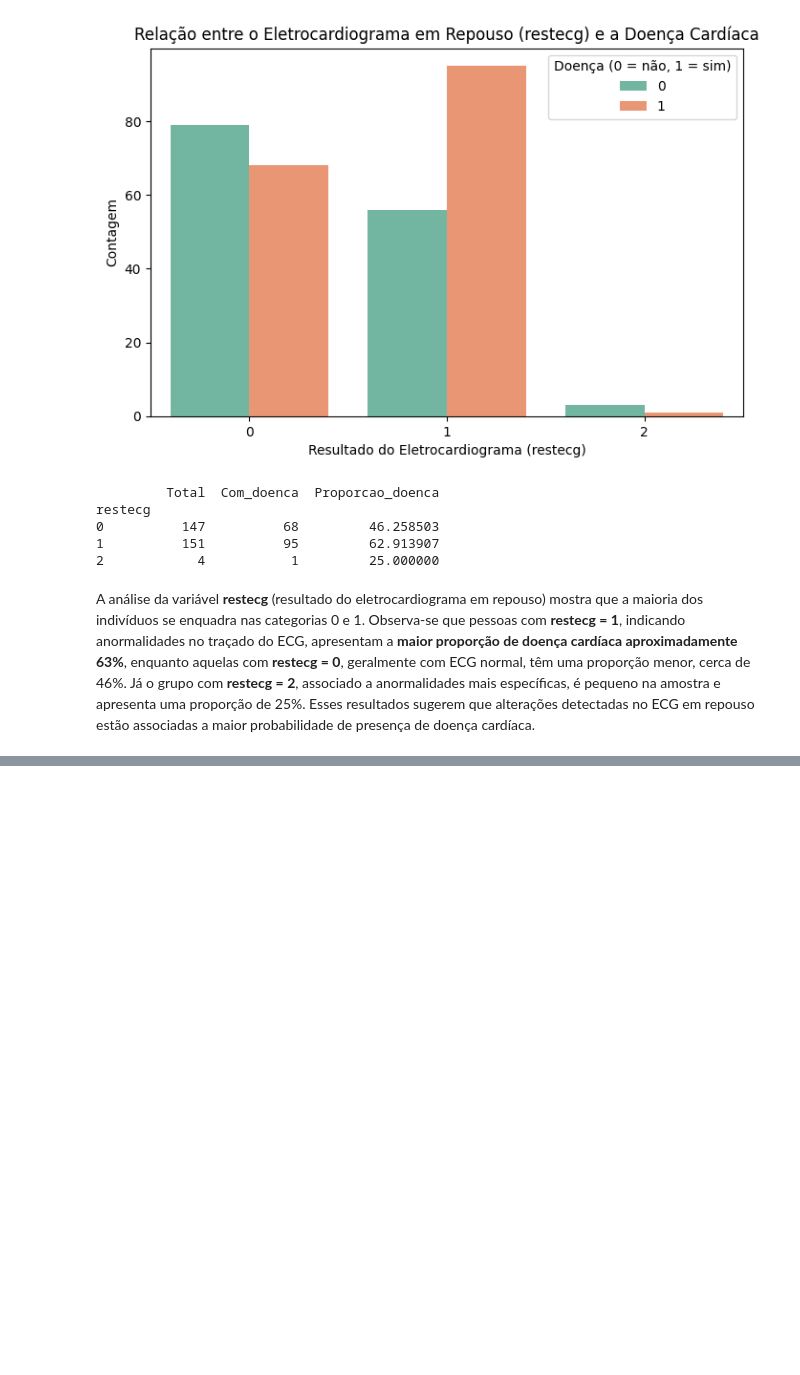
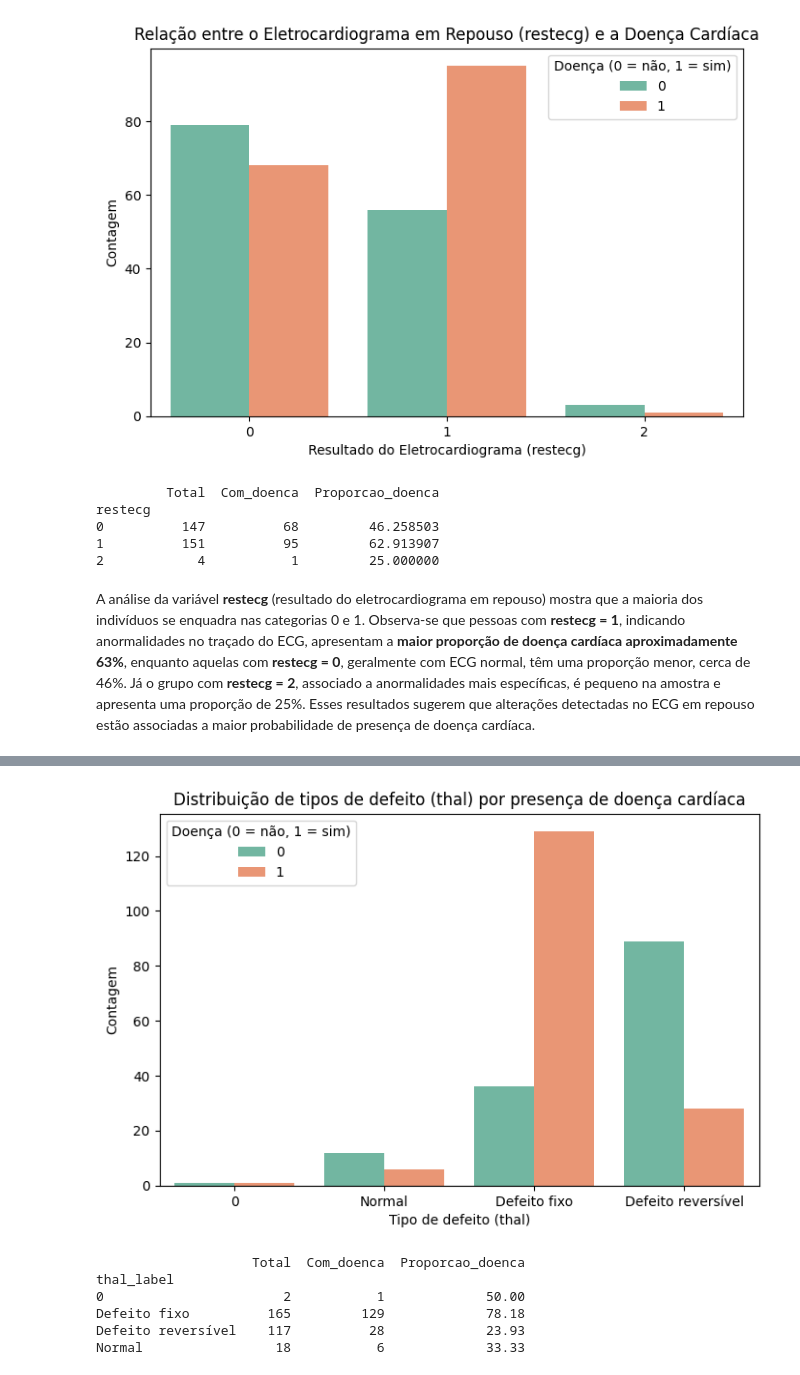
Before and after one commit to Igor-Roberto-Alves/Machine-Learning-1-Project-, a Jupyter notebook: analise_exploratoria_heart.ipynb, the cells around one changed output, grey strips where cells are left out. Saved outputs shown, nothing was run; the diff lists cells and outputs as text; code cells hidden in the pictures; blank space fills up the shorter version.

```diff
--- a/analise_exploratoria_heart.ipynb
+++ b/analise_exploratoria_heart.ipynb
@@ -729,0 +719,33 @@ thal
+# %%
+import matplotlib.pyplot as plt
+import seaborn as sns
+
+# Mapear valores para nomes claros
+thal_labels = {0: '0', 1: 'Normal', 2: 'Defeito fixo', 3: 'Defeito reversível'}
+df['thal_label'] = df['thal'].map(thal_labels)
+
+plt.figure(figsize=(8,5))
+sns.countplot(x='thal_label', hue='target', data=df, palette='Set2', order=['0', 'Normal', 'Defeito fixo', 'Defeito reversível'])
+
+plt.title('Distribuição de tipos de defeito (thal) por presença de doença cardíaca')
+plt.xlabel('Tipo de defeito (thal)')
+plt.ylabel('Contagem')
+plt.legend(title='Doença (0 = não, 1 = sim)')
+plt.show()
+# %% [output]
+[figure, added]
+# %%
+tabela_thal = df.groupby('thal_label').agg(
+    Total=('target', 'count'),
+    Com_doenca=('target', 'sum')
+)
+tabela_thal['Proporcao_doenca'] = (tabela_thal['Com_doenca'] / tabela_thal['Total'] * 100).round(2)
+
+print(tabela_thal)
+# %% [output]
+                    Total  Com_doenca  Proporcao_doenca
+thal_label
+0                       2           1             50.00
+Defeito fixo          165         129             78.18
+Defeito reversível    117          28             23.93
+Normal                 18           6             33.33
```
Also changed, not shown: parts of 11 cells of this notebook.
